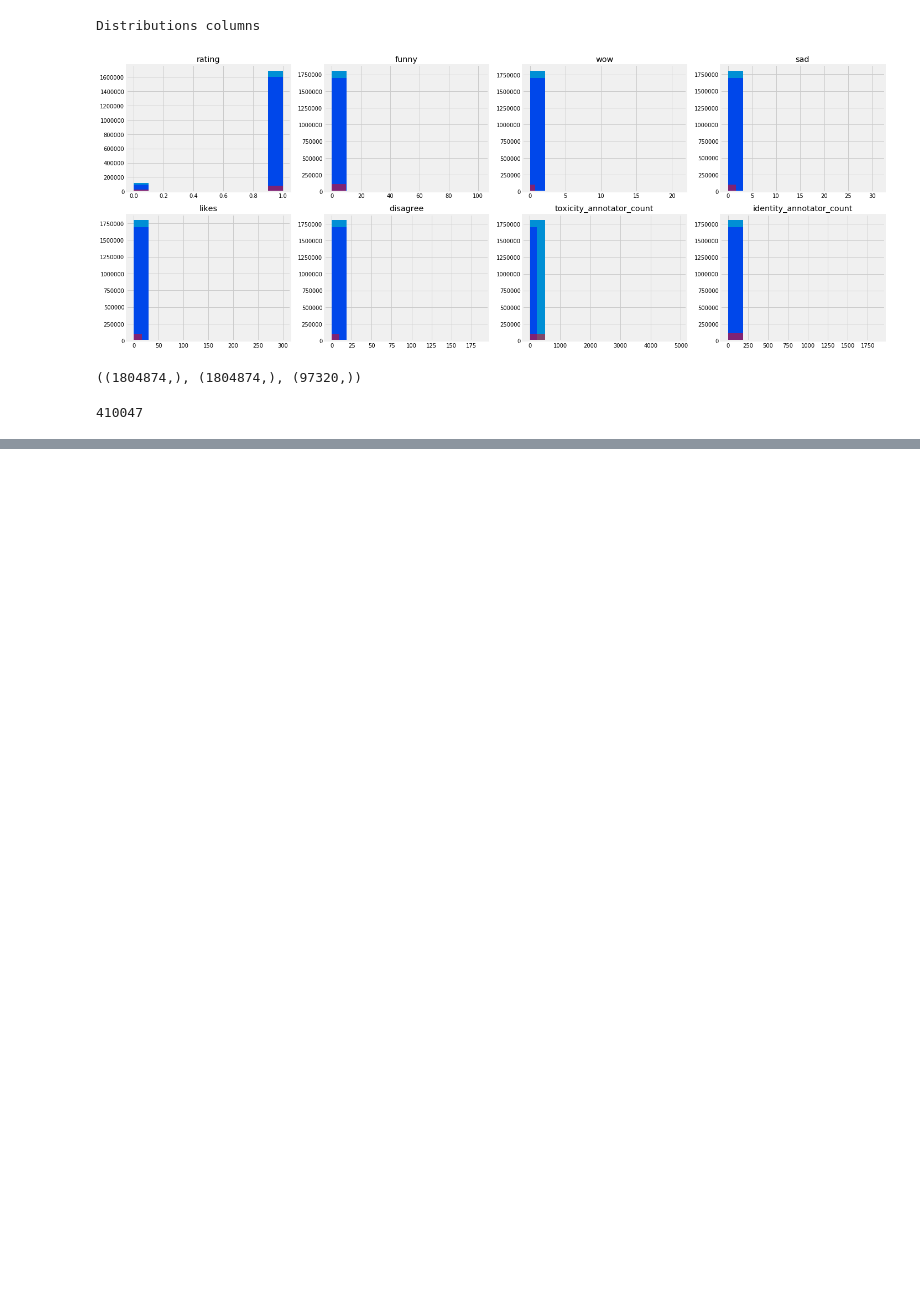
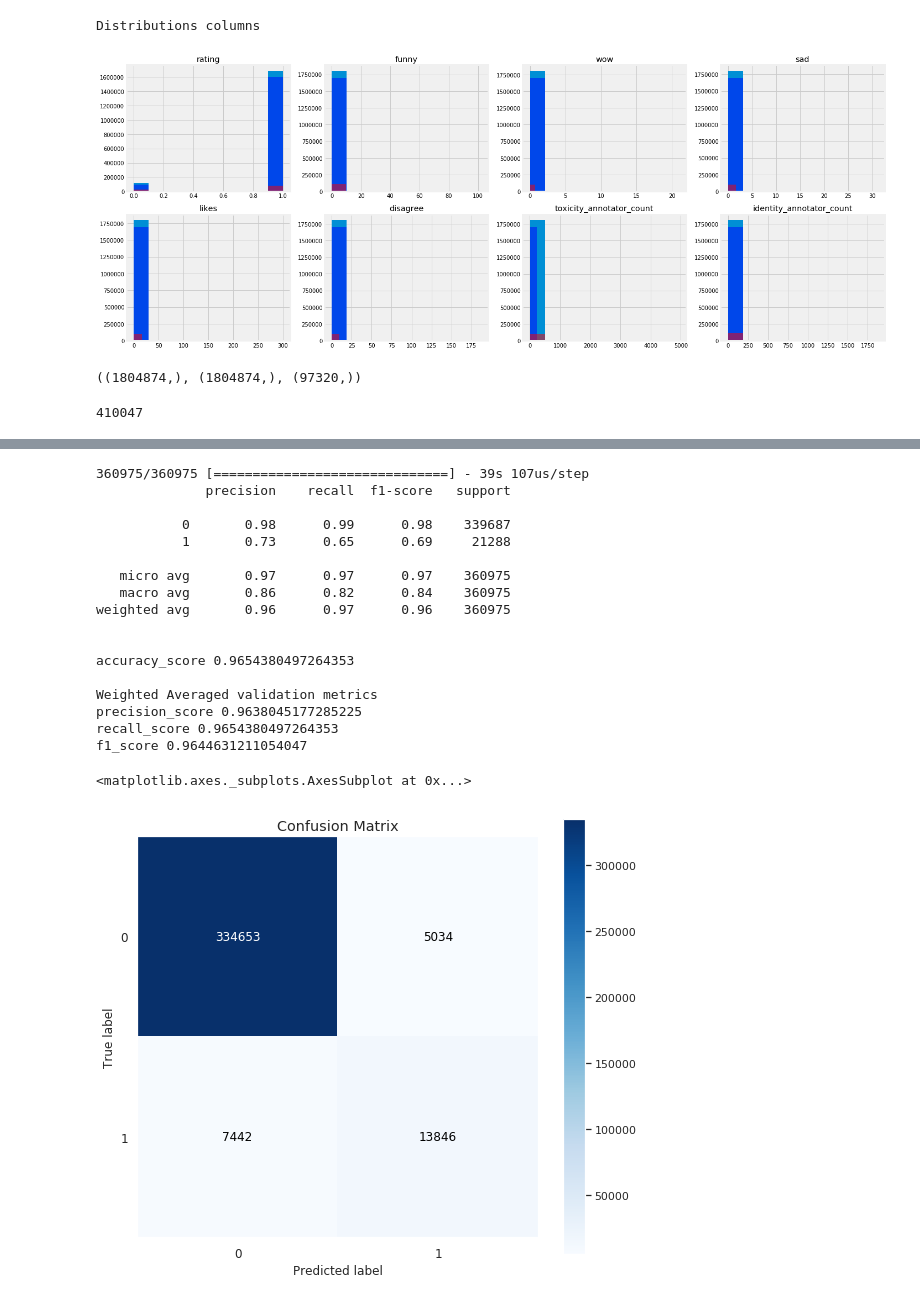
Before and after one commit to praxitelisk/Jigsaw-Unintended-Bias-in-Toxicity-Classification, a Jupyter notebook: Jigsaw Toxicity Classification EDA + DL Keras LSTM.ipynb, the cells around one changed output, grey strips where cells are left out. Cells and saved outputs as stored; diff of their text form; code cells hidden in the pictures; blank space fills up the shorter version.

```diff
--- a/Jigsaw Toxicity Classification EDA + DL Keras LSTM.ipynb
+++ b/Jigsaw Toxicity Classification EDA + DL Keras LSTM.ipynb
@@ -282,3 +369,47 @@ Epoch 1/1
+# %%
+from sklearn.metrics import accuracy_score
+from sklearn.metrics import precision_score
+from sklearn.metrics import recall_score
+from sklearn.metrics import f1_score
+from sklearn.metrics import classification_report
+
+y_pred_lstm = model.predict_classes(xvalid, verbose=1, batch_size = BATCH_SIZE)
+print(classification_report(yvalid, y_pred_lstm))
+
+print()
+print("accuracy_score", accuracy_score(yvalid, y_pred_lstm))
+
+print()
+print("Weighted Averaged validation metrics")
+print("precision_score", precision_score(yvalid, y_pred_lstm, average='weighted'))
+print("recall_score", recall_score(yvalid, y_pred_lstm, average='weighted'))
+print("f1_score", f1_score(yvalid, y_pred_lstm, average='weighted'))
+
+print()
+from sklearn.metrics import confusion_matrix
+import scikitplot as skplt
+sns.set(rc={'figure.figsize':(8,8)})
+skplt.metrics.plot_confusion_matrix(yvalid, y_pred_lstm)
+# %% [output]
+360975/360975 [==============================] - 39s 107us/step
+              precision    recall  f1-score   support
+
+           0       0.98      0.99      0.98    339687
+           1       0.73      0.65      0.69     21288
+
+   micro avg       0.97      0.97      0.97    360975
+   macro avg       0.86      0.82      0.84    360975
+weighted avg       0.96      0.97      0.96    360975
+
+
+accuracy_score 0.9654380497264353
+
+Weighted Averaged validation metrics
+precision_score 0.9638045177285225
+recall_score 0.9654380497264353
+f1_score 0.9644631211054047
+<matplotlib.axes._subplots.AxesSubplot at 0x...>
+[figure, added]
 # %%
 submission_in = '../input/jigsaw-unintended-bias-in-toxicity-classification/sample_submission.csv'
 submission_out = 'submission.csv'
```
Also changed, not shown: parts of 11 cells of this notebook.
